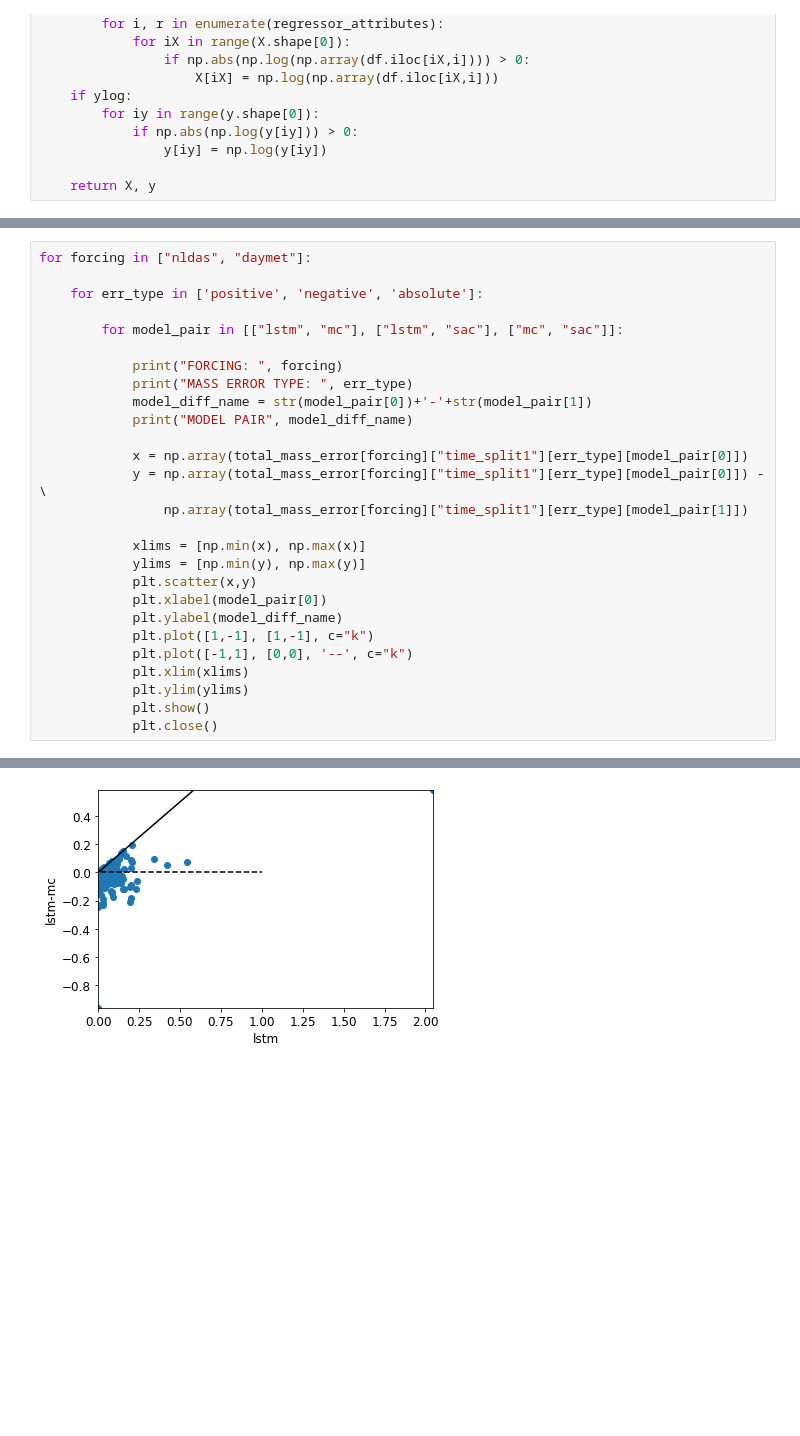
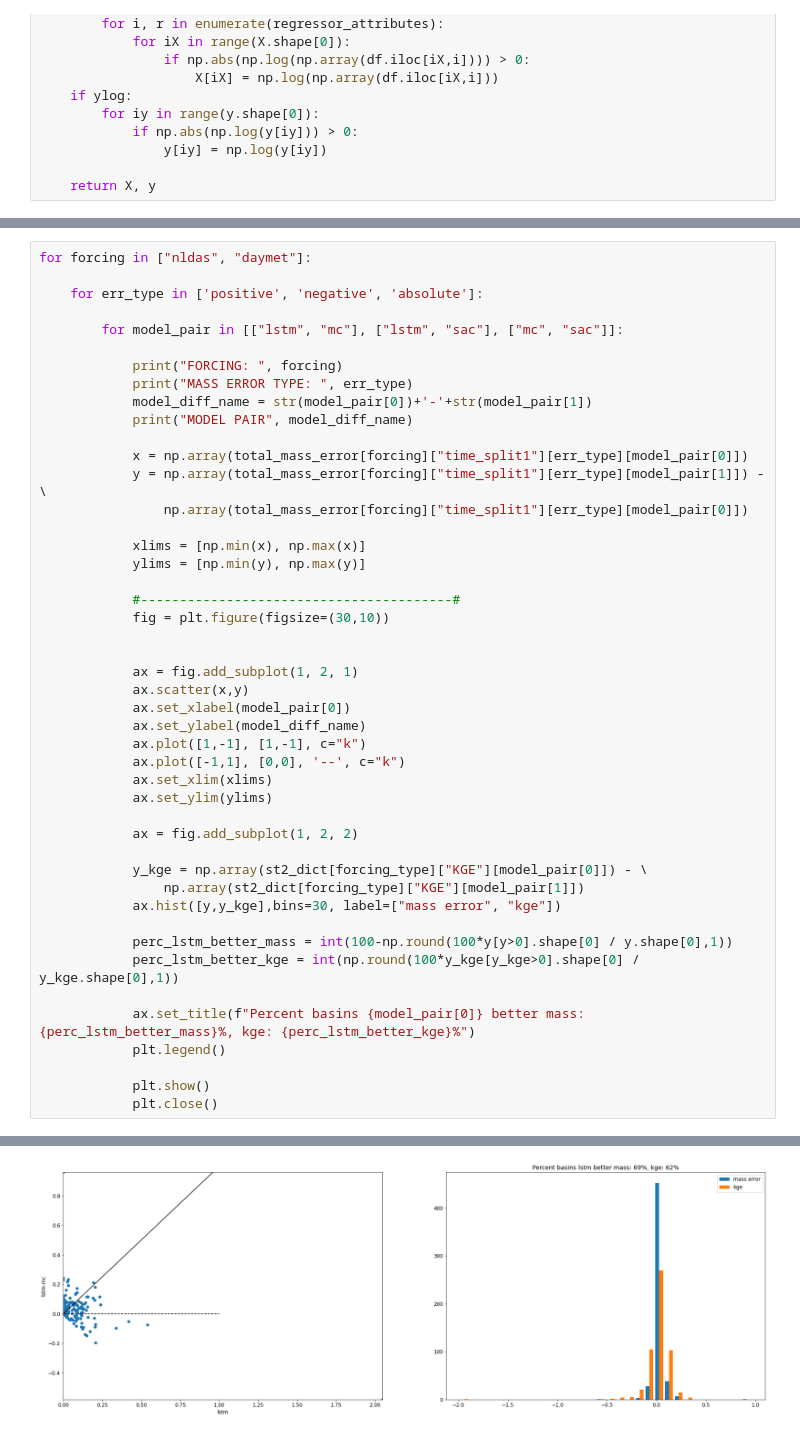
Before and after one commit to jmframe/mclstm_2021_mass_balance, a Jupyter notebook: results/make_figures.ipynb, the cells around one changed output, grey strips where cells are left out. Drawn from its saved outputs; the diff is of its cells as text; blank space fills up the shorter version.

Commit message:
number of basins better

```diff
--- a/results/make_figures.ipynb
+++ b/results/make_figures.ipynb
@@ -1592,35 +1726,54 @@ array(['q_mean', 'runoff_ratio', 'slope_fdc', 'baseflow_index',
 # %%
 for forcing in ["nldas", "daymet"]:
 
     for err_type in ['positive', 'negative', 'absolute']:
 
         for model_pair in [["lstm", "mc"], ["lstm", "sac"], ["mc", "sac"]]:
 
             print("FORCING: ", forcing)
             print("MASS ERROR TYPE: ", err_type)
             model_diff_name = str(model_pair[0])+'-'+str(model_pair[1])
             print("MODEL PAIR", model_diff_name)
 
             x = np.array(total_mass_error[forcing]["time_split1"][err_type][model_pair[0]])
-            y = np.array(total_mass_error[forcing]["time_split1"][err_type][model_pair[0]]) - \
-                np.array(total_mass_error[forcing]["time_split1"][err_type][model_pair[1]])
+            y = np.array(total_mass_error[forcing]["time_split1"][err_type][model_pair[1]]) - \
+                np.array(total_mass_error[forcing]["time_split1"][err_type][model_pair[0]])
 
             xlims = [np.min(x), np.max(x)]
             ylims = [np.min(y), np.max(y)]
-            plt.scatter(x,y)
-            plt.xlabel(model_pair[0])
-            plt.ylabel(model_diff_name)
-            plt.plot([1,-1], [1,-1], c="k")
-            plt.plot([-1,1], [0,0], '--', c="k")
-            plt.xlim(xlims)
-            plt.ylim(ylims)
+
+            #----------------------------------------#
+            fig = plt.figure(figsize=(30,10))
+
+
+            ax = fig.add_subplot(1, 2, 1)
+            ax.scatter(x,y)
+            ax.set_xlabel(model_pair[0])
+            ax.set_ylabel(model_diff_name)
+            ax.plot([1,-1], [1,-1], c="k")
+            ax.plot([-1,1], [0,0], '--', c="k")
+            ax.set_xlim(xlims)
+            ax.set_ylim(ylims)
+
+            ax = fig.add_subplot(1, 2, 2)
+
+            y_kge = np.array(st2_dict[forcing_type]["KGE"][model_pair[0]]) - \
+                np.array(st2_dict[forcing_type]["KGE"][model_pair[1]])
+            ax.hist([y,y_kge],bins=30, label=["mass error", "kge"])
+
+            perc_lstm_better_mass = int(100-np.round(100*y[y>0].shape[0] / y.shape[0],1))
+            perc_lstm_better_kge = int(np.round(100*y_kge[y_kge>0].shape[0] / y_kge.shape[0],1))
+
+            ax.set_title(f"Percent basins {model_pair[0]} better mass: {perc_lstm_better_mass}%, kge: {perc_lstm_better_kge}%")
+            plt.legend()
+
             plt.show()
             plt.close()
 # %% [output]
 FORCING:  nldas
 MASS ERROR TYPE:  positive
 MODEL PAIR lstm-mc
-[figure, old version]
+[figure, new version]
 FORCING:  nldas
 MASS ERROR TYPE:  positive
 MODEL PAIR lstm-sac
```
Also changed, not shown: parts of 21 cells of this notebook.
